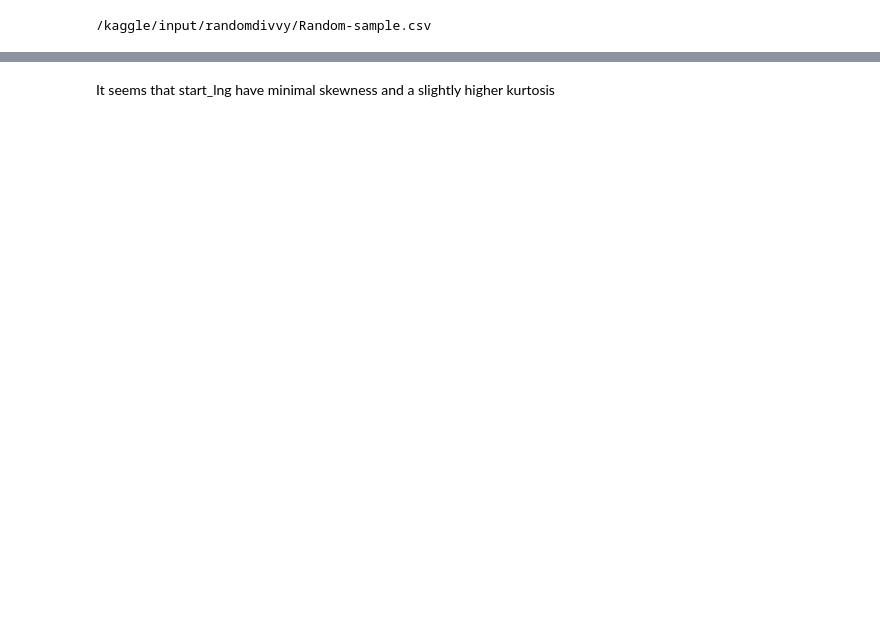
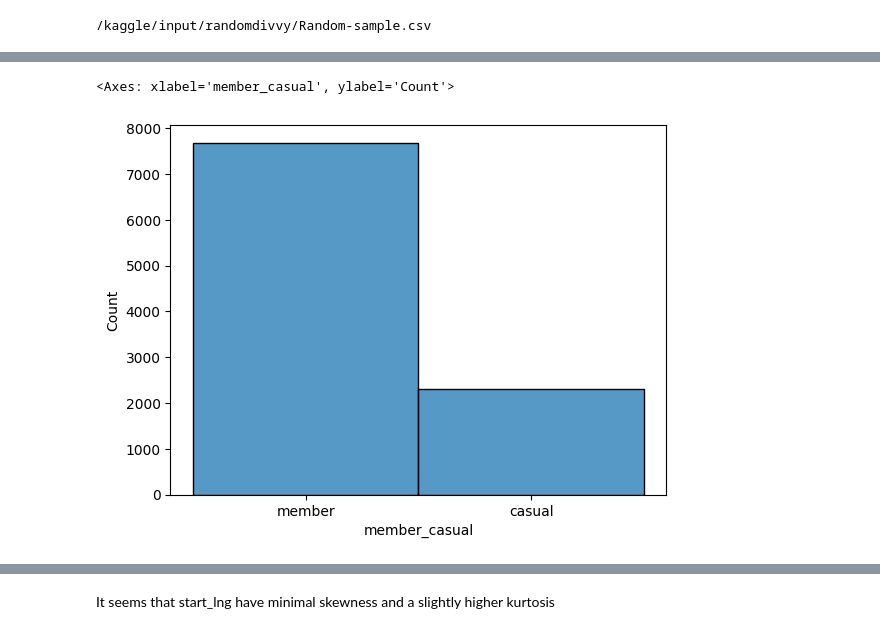
Before and after one commit to ndminh2003/Divvy_Bike_Case_Study_Analysis, a Jupyter notebook: divvy-casestudy.ipynb, the cells around one changed output, grey strips where cells are left out. Drawn from its saved outputs; the diff is of its cells as text; code cells hidden in the pictures; blank space fills up the shorter version.

```diff
--- a/divvy-casestudy.ipynb
+++ b/divvy-casestudy.ipynb
@@ -102,0 +127,5 @@ Kurtosis of start_lng: 1.9099351855682154
+# %%
+sns.histplot(x=df['member_casual'])
+# %% [output]
+<Axes: xlabel='member_casual', ylabel='Count'>
+[figure, added]
```
Also changed, not shown: parts of 45 cells of this notebook.
